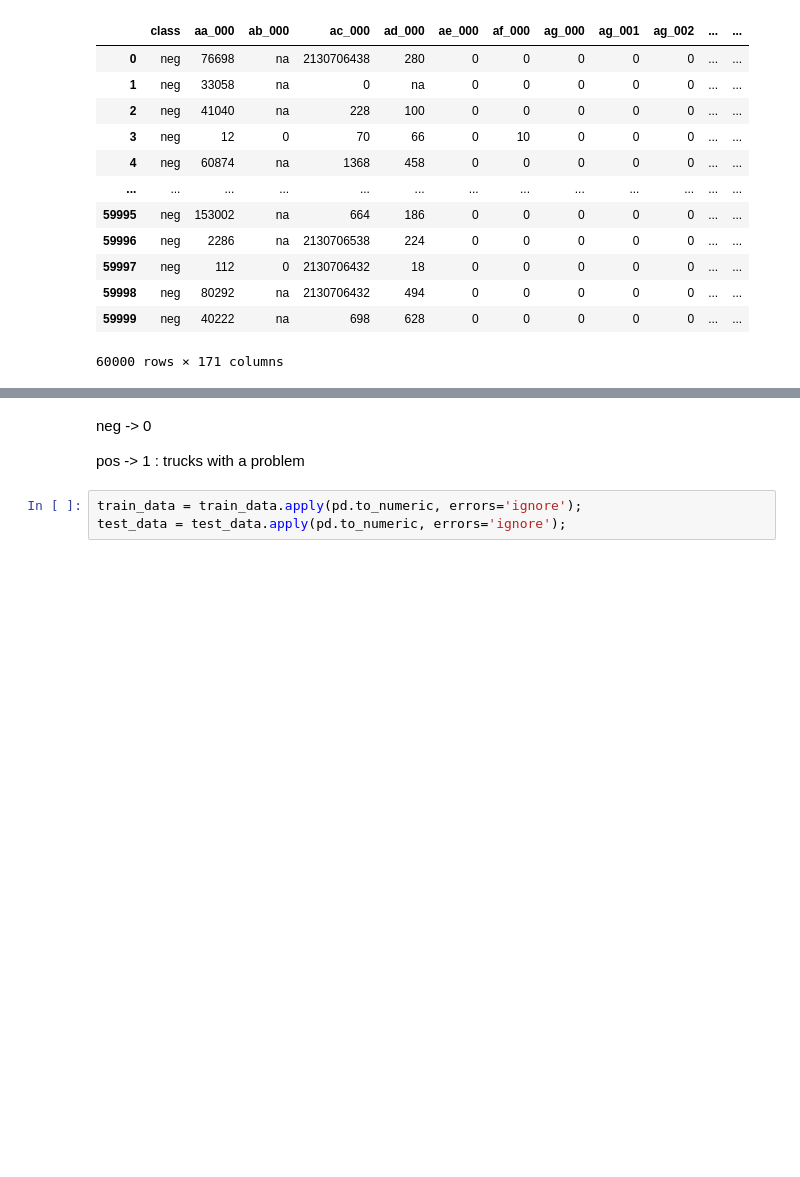
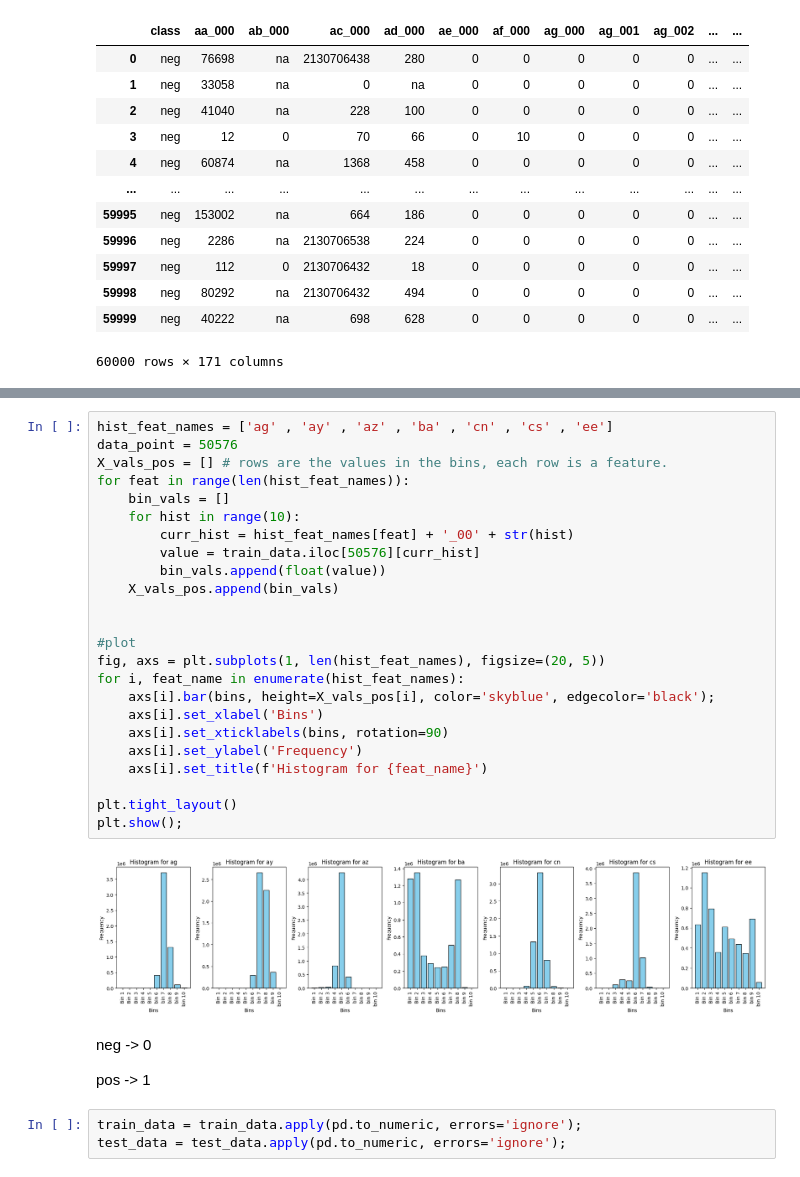
Before and after one commit to vougioukakis/scania-trucks-failure-prediction, a Jupyter notebook: code.ipynb, the cells around one changed output, grey strips where cells are left out. Drawn from its saved outputs; the diff is of its cells as text; blank space fills up the shorter version.

```diff
--- a/code.ipynb
+++ b/code.ipynb
@@ -80,7 +131,33 @@ plt.show()
+# %%
+hist_feat_names = ['ag' , 'ay' , 'az' , 'ba' , 'cn' , 'cs' , 'ee']
+data_point = 50576
+X_vals_pos = [] # rows are the values in the bins, each row is a feature.
+for feat in range(len(hist_feat_names)):
+    bin_vals = []
+    for hist in range(10):
+        curr_hist = hist_feat_names[feat] + '_00' + str(hist)
+        value = train_data.iloc[50576][curr_hist]
+        bin_vals.append(float(value))
+    X_vals_pos.append(bin_vals)
+
+
+#plot
+fig, axs = plt.subplots(1, len(hist_feat_names), figsize=(20, 5))
+for i, feat_name in enumerate(hist_feat_names):
+    axs[i].bar(bins, height=X_vals_pos[i], color='skyblue', edgecolor='black');
+    axs[i].set_xlabel('Bins')
+    axs[i].set_xticklabels(bins, rotation=90)
+    axs[i].set_ylabel('Frequency')
+    axs[i].set_title(f'Histogram for {feat_name}')
+
+plt.tight_layout()
+plt.show();
+# %% [output]
+[figure, added]
 # %% [markdown]
 neg -> 0
 
-pos -> 1 : trucks with a problem
+pos -> 1
 # %%
 train_data = train_data.apply(pd.to_numeric, errors='ignore');
 test_data = test_data.apply(pd.to_numeric, errors='ignore');
```
Also changed, not shown: parts of 42 cells of this notebook, 1 other file.
